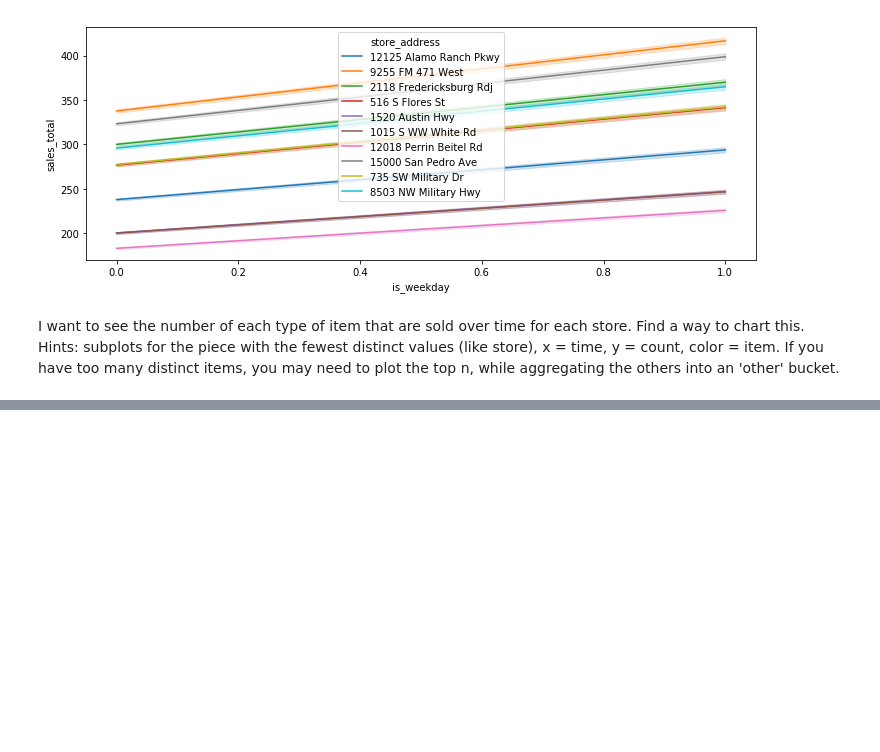
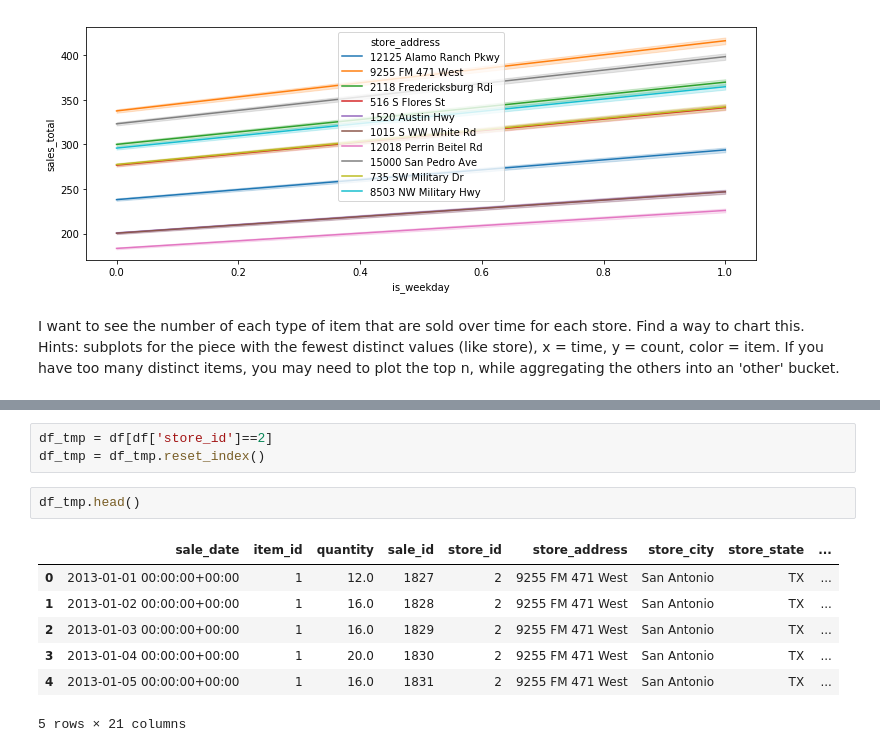
Before and after one commit to madeleinecapper/ds-methodologies-exercises, a Jupyter notebook: time_series/explore.ipynb, the cells around one changed output, grey strips where cells are left out. Drawn from its saved outputs; the diff is of its cells as text; blank space fills up the shorter version.

```diff
--- a/time_series/explore.ipynb
+++ b/time_series/explore.ipynb
@@ -80,0 +63,13 @@ Name: item_name, dtype: int64
+# %%
+df_tmp = df[df['store_id']==2]
+df_tmp = df_tmp.reset_index()
+# %%
+df_tmp.head()
+# %% [output]
+|  | sale_date | item_id | quantity | sale_id | store_id | store_address | store_city | store_state | ... |
+| 0 | 2013-01-01 00:00:00+00:00 | 1 | 12.0 | 1827 | 2 | 9255 FM 471 West | San Antonio | TX | ... |
+| 1 | 2013-01-02 00:00:00+00:00 | 1 | 16.0 | 1828 | 2 | 9255 FM 471 West | San Antonio | TX | ... |
+| 2 | 2013-01-03 00:00:00+00:00 | 1 | 16.0 | 1829 | 2 | 9255 FM 471 West | San Antonio | TX | ... |
+| 3 | 2013-01-04 00:00:00+00:00 | 1 | 20.0 | 1830 | 2 | 9255 FM 471 West | San Antonio | TX | ... |
+| 4 | 2013-01-05 00:00:00+00:00 | 1 | 16.0 | 1831 | 2 | 9255 FM 471 West | San Antonio | TX | ... |
+5 rows × 21 columns
```
Also changed, not shown: parts of 7 cells of this notebook.
